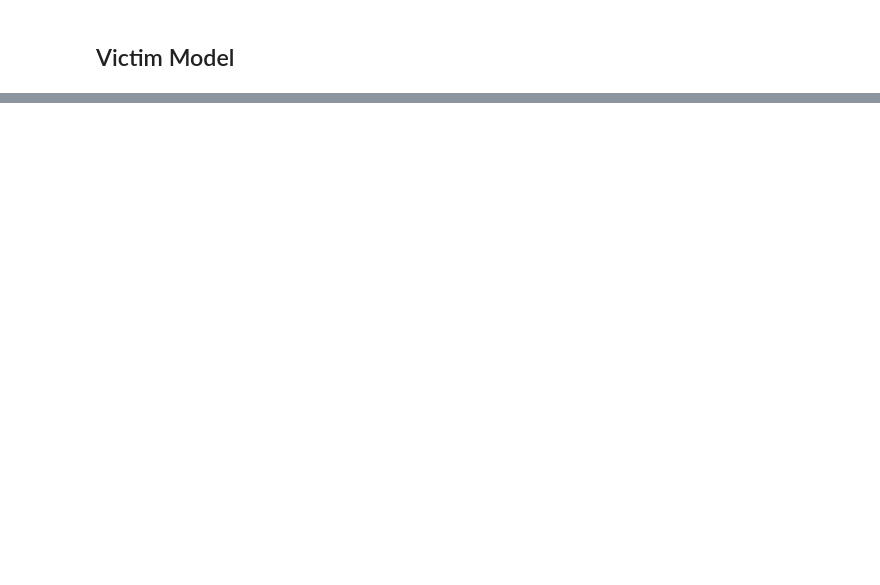
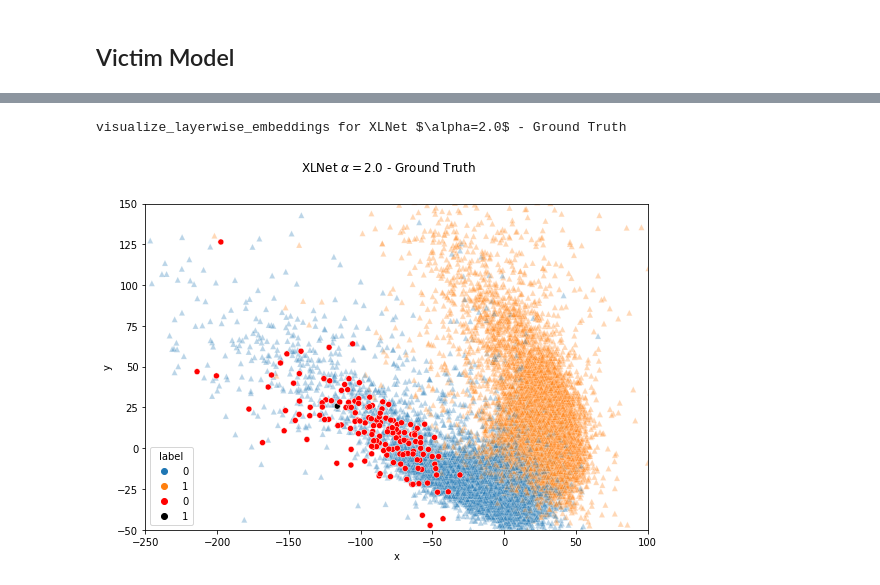
Before and after one commit to K-Frash/NLP-Sub-Domain-Data-Poisoning, a Jupyter notebook: notebooks_xlnet/load_xlnet_visualize.ipynb, the cells around one changed output, grey strips where cells are left out. Saved outputs shown, nothing was run; the diff lists cells and outputs as text; code cells hidden in the pictures; blank space fills up the shorter version.

```diff
--- a/notebooks_xlnet/load_xlnet_visualize.ipynb
+++ b/notebooks_xlnet/load_xlnet_visualize.ipynb
@@ -320,0 +384,15 @@ mem_report()
+# %%
+save_path = "{}/{}.npy".format(SAVE_FOLDER, "xlnet_2.0_plot_values")
+plot_values = np.load(save_path, allow_pickle=True).item()
+a_hidden_states = plot_values["hidden_states"]
+a_masks = plot_values["masks"]
+a_ys = plot_values["ys"]
+a_predictions = plot_values["predictions"]
+# %%
+visualize_layerwise_embeddings(a_hidden_states, a_masks, a_ys.numpy(), tst_inds,
+                               r"XLNet $\alpha=2.0$ - Ground Truth", "xlnet_model_2.0_labels",
+                               xlim=[-250, 100], ylim=[-50, 150],
+                               t_palette=["red", "black"])
+# %% [output]
+visualize_layerwise_embeddings for XLNet $\alpha=2.0$ - Ground Truth
+[figure, added]
```
Also changed, not shown: parts of 25 cells of this notebook.
